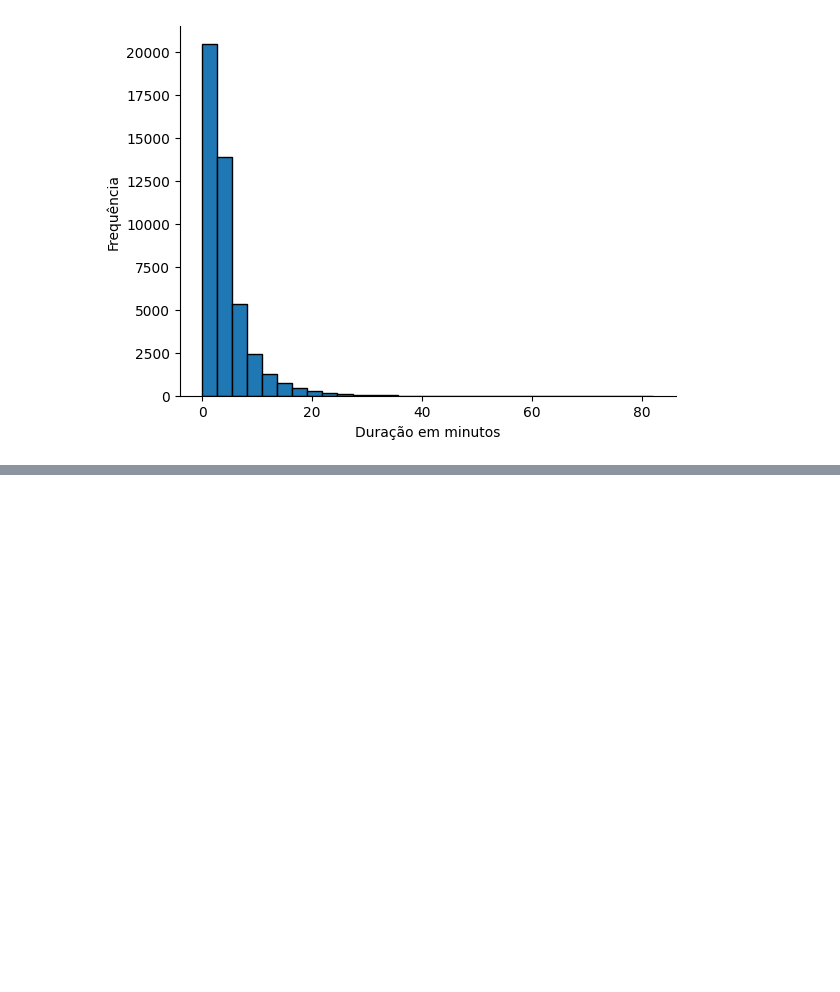
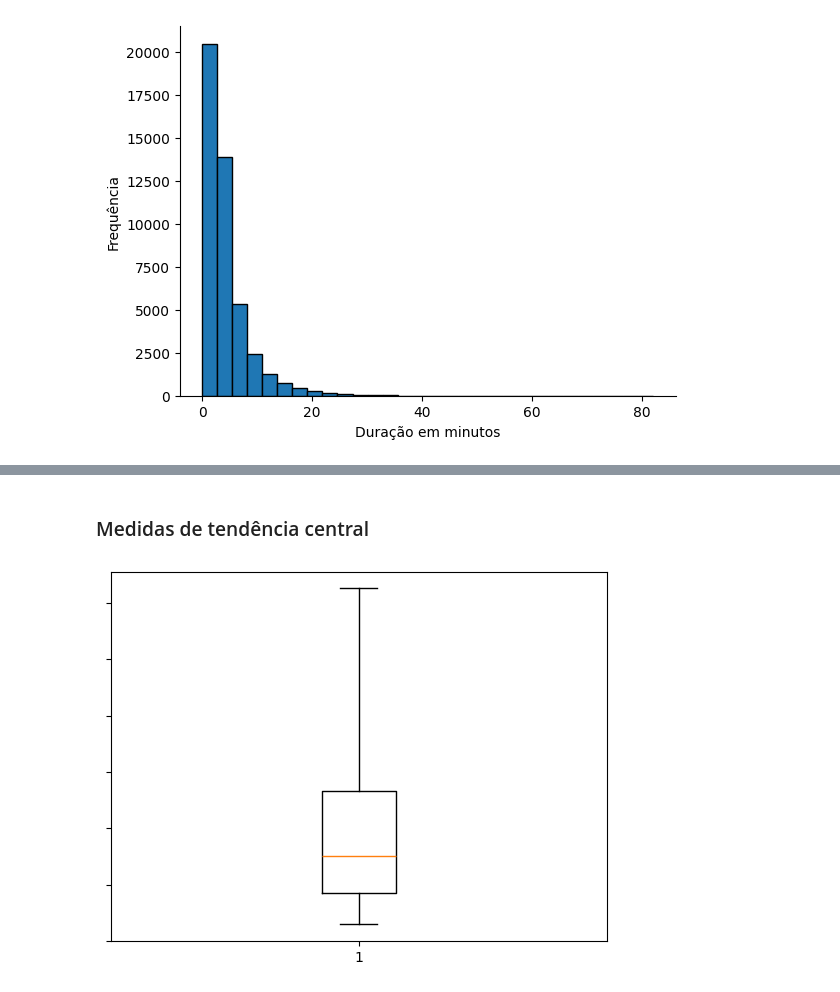
Before and after one commit to jessicamotam/Projeto-Bank-Marketing_ICD, a Jupyter notebook: Projeto_Bank_Marketing.ipynb, the cells around one changed output, grey strips where cells are left out. Cells and saved outputs as stored; diff of their text form; code cells hidden in the pictures; blank space fills up the shorter version.

```diff
--- a/Projeto_Bank_Marketing.ipynb
+++ b/Projeto_Bank_Marketing.ipynb
@@ -234,0 +264,9 @@ plt.show()
+# %% [markdown]
+### Medidas de tendência central
+# %%
+plt.boxplot([duracao_ligacao], sym='', vert=True, whis=[5,95])
+ax=plt.gca()
+ax.set_yticklabels(['Duração'])
+plt.show()
+# %% [output]
+[figure, added]
```
Also changed, not shown: parts of 5 cells of this notebook.
